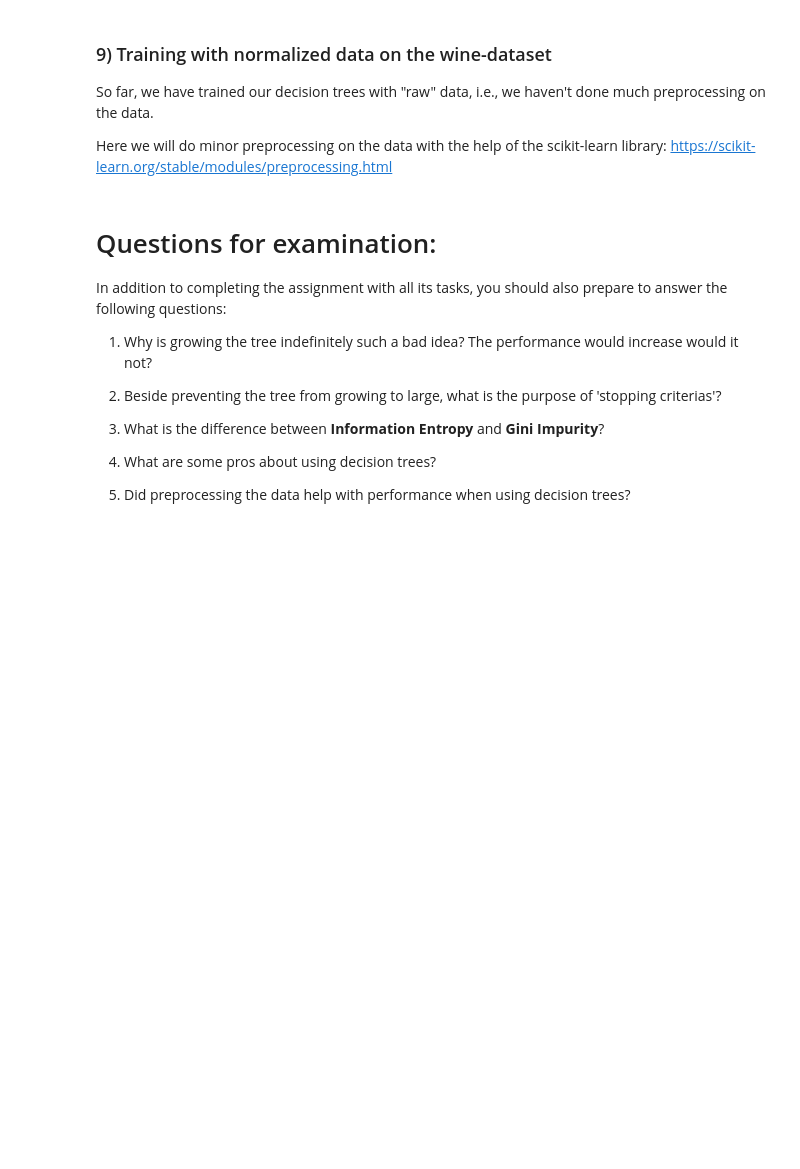
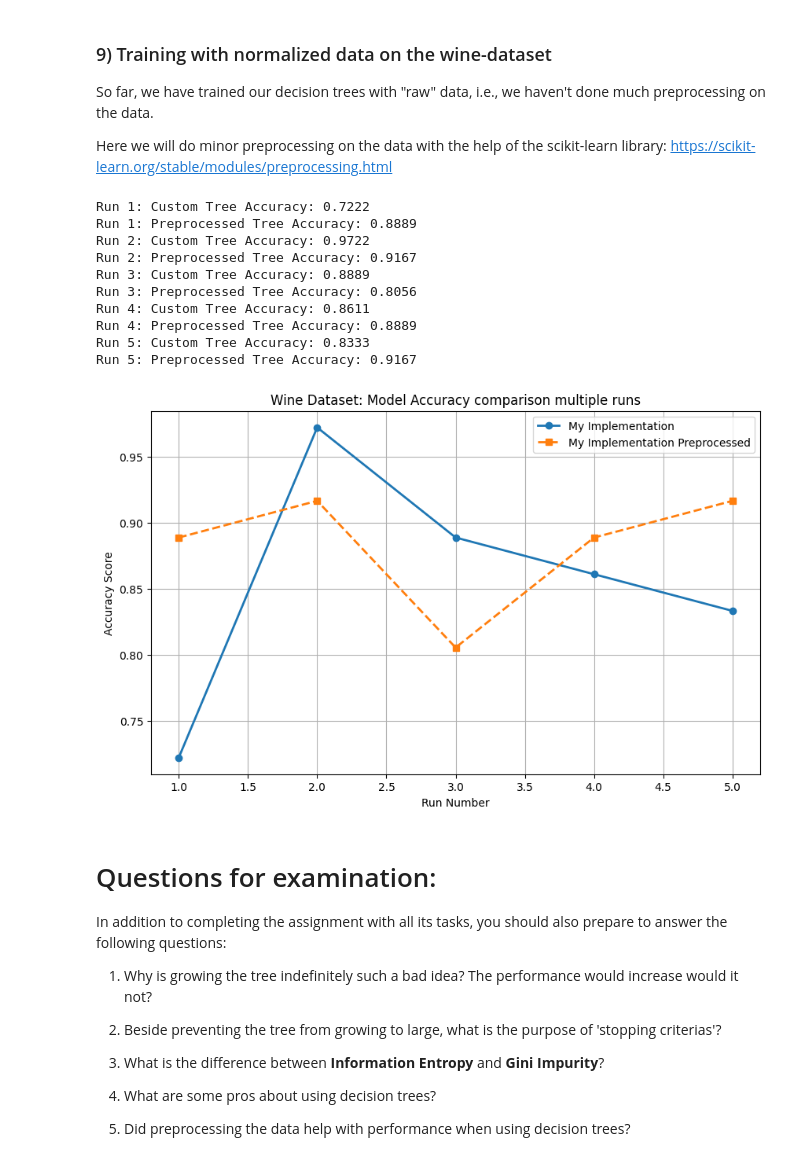
Before and after one commit to iM0ritz/MachineLearning, a Jupyter notebook: Assignment2/ML-Assignment 2 - Student names.ipynb, the cells around one changed output. Cells and saved outputs as stored; diff of their text form; code cells hidden in the pictures; blank space fills up the shorter version.

```diff
--- a/Assignment2/ML-Assignment 2 - Student names.ipynb
+++ b/Assignment2/ML-Assignment 2 - Student names.ipynb
@@ -441,3 +516,64 @@ from sklearn import preprocessing
+# %%
+from sklearn import preprocessing
+
+# TODO: Use the wine dataset from above and scale its features (Not the labels!) between 0 and 1
+scaler = preprocessing.MinMaxScaler()
+X_scaled = scaler.fit_transform(data_wine[:,:-1])
+data_wine_scaled = np.hstack([X_scaled, data_wine[:,-1].reshape(-1, 1)])
+
+custom_acc, custom_acc_pre = [], []
+for i in range(5):
+    # no preprocessing
+    wine_train, wine_test = train_test_split(data_wine, test_size=0.2)
+    X_train = wine_train[:,:-1]
+    y_train = wine_train[:,-1]
+    X_test = wine_test[:,:-1]
+    y_test = wine_test[:,-1]
+
+    tree = grow_tree(X_train, y_train, np.arange(len(wine_train)), max_depth=5, task="classification")
+    predictions = [tree.predict(sample) for sample in X_test]
+    custom_acc.append(accuracy_score(y_test, predictions))
+    print(f"Run {i+1}: Custom Tree Accuracy: {custom_acc[-1]:.4f}")
+
+    # preprocessed
+    wine_train_pre, wine_test_pre = train_test_split(data_wine_scaled, test_size=0.2)
+    X_train_pre = wine_train_pre[:,:-1]
+    y_train_pre = wine_train_pre[:,-1]
+    X_test_pre = wine_test_pre[:,:-1]
+    y_test_pre = wine_test_pre[:,-1]
+
+    tree_pre = grow_tree(X_train_pre, y_train_pre, np.arange(len(wine_train_pre)), max_depth=5, task="classification")
+    predictions_pre = [tree_pre.predict(sample) for sample in X_test_pre]
+    custom_acc_pre.append(accuracy_score(y_test_pre, predictions_pre))
+    print(f"Run {i+1}: Preprocessed Tree Accuracy: {custom_acc_pre[-1]:.4f}")
+
+
+# TODO: Plot the results with matplotlib (plt)
+# NOTE: One plot with all results is enough
+plt.figure(figsize=(10, 6))
+
+plt.plot(range(1, 6), custom_acc, marker='o', linestyle='-', label='My Implementation', linewidth=2)
+plt.plot(range(1, 6), custom_acc_pre, marker='s', linestyle='--', label='My Implementation Preprocessed', linewidth=2)
+
+plt.title('Wine Dataset: Model Accuracy comparison multiple runs')
+plt.xlabel('Run Number')
+plt.ylabel('Accuracy Score')
+plt.legend()
+plt.grid(True)
+
+plt.show()
+# %% [output]
+Run 1: Custom Tree Accuracy: 0.7222
+Run 1: Preprocessed Tree Accuracy: 0.8889
+Run 2: Custom Tree Accuracy: 0.9722
+Run 2: Preprocessed Tree Accuracy: 0.9167
+Run 3: Custom Tree Accuracy: 0.8889
+Run 3: Preprocessed Tree Accuracy: 0.8056
+Run 4: Custom Tree Accuracy: 0.8611
+Run 4: Preprocessed Tree Accuracy: 0.8889
+Run 5: Custom Tree Accuracy: 0.8333
+Run 5: Preprocessed Tree Accuracy: 0.9167
+[figure, added]
 # %% [markdown]
 # Questions for examination:
 
```
Also changed, not shown: parts of 7 cells of this notebook.
